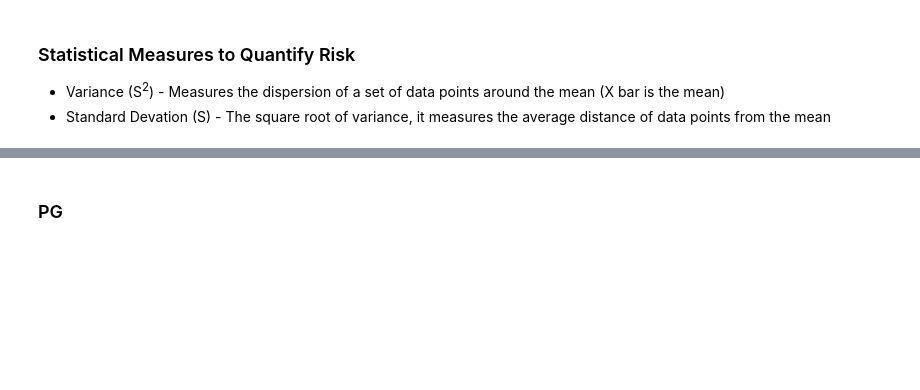
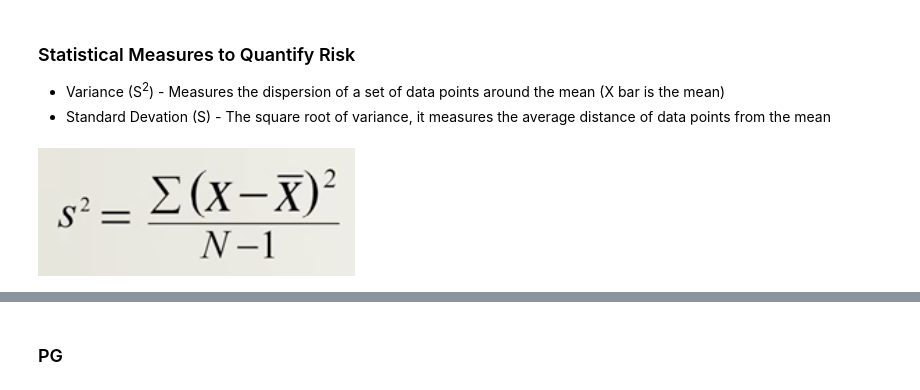
Before and after one commit to ghost99slay/PythonForFinance, a Jupyter notebook: MeasuringInvestmentRisk.ipynb, the cells around one changed output, grey strips where cells are left out. Drawn from its saved outputs; the diff is of its cells as text; code cells hidden in the pictures; blank space fills up the shorter version.

```diff
--- a/MeasuringInvestmentRisk.ipynb
+++ b/MeasuringInvestmentRisk.ipynb
@@ -1,8 +1,9 @@
 # %%
-from google.colab import drive
-drive.mount('/content/drive')
+# from google.colab import drive
+# drive.mount('/content/drive')
 
 from IPython.display import display
 from PIL import Image
 
-PATH = '/content/drive/MyDrive/Documents/Colab Notebooks/PythonForFinance/'
+# PATH = '/content/drive/MyDrive/Documents/Colab Notebooks/PythonForFinance/'
+PATH = 'assets/'
@@ -24,8 +23,10 @@ Note: this is the variability of the return. So if the variability is 3%, but th
 - Variance (S<sup>2</sup>) - Measures the dispersion of a set of data points around the mean (X bar is the mean) <br>
 - Standard Devation (S) - The square root of variance, it measures the average distance of data points from the mean
 # %%
-img = Image.open(PATH + 'assets/variance_equation.png')
+img = Image.open(PATH + 's2.png')
 display(img)
+# %% [output]
+[figure, added]
 # %%
 import numpy as np
 import pandas as pd
```
Also changed, not shown: parts of 23 cells of this notebook, 24 other files.
